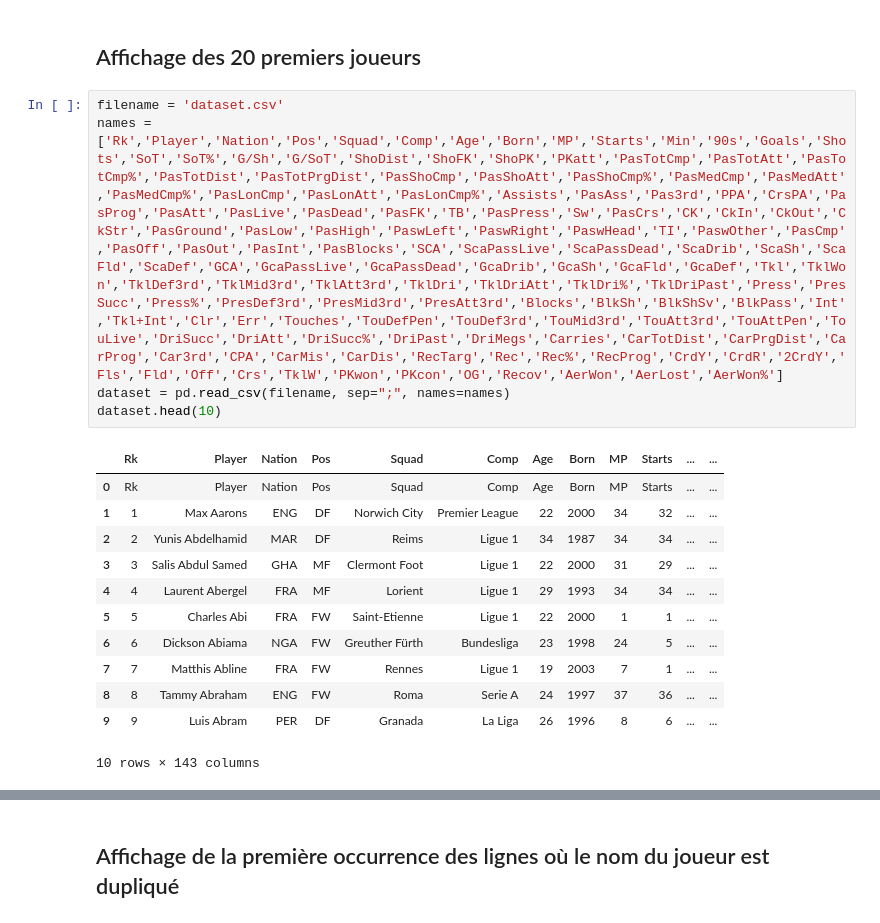
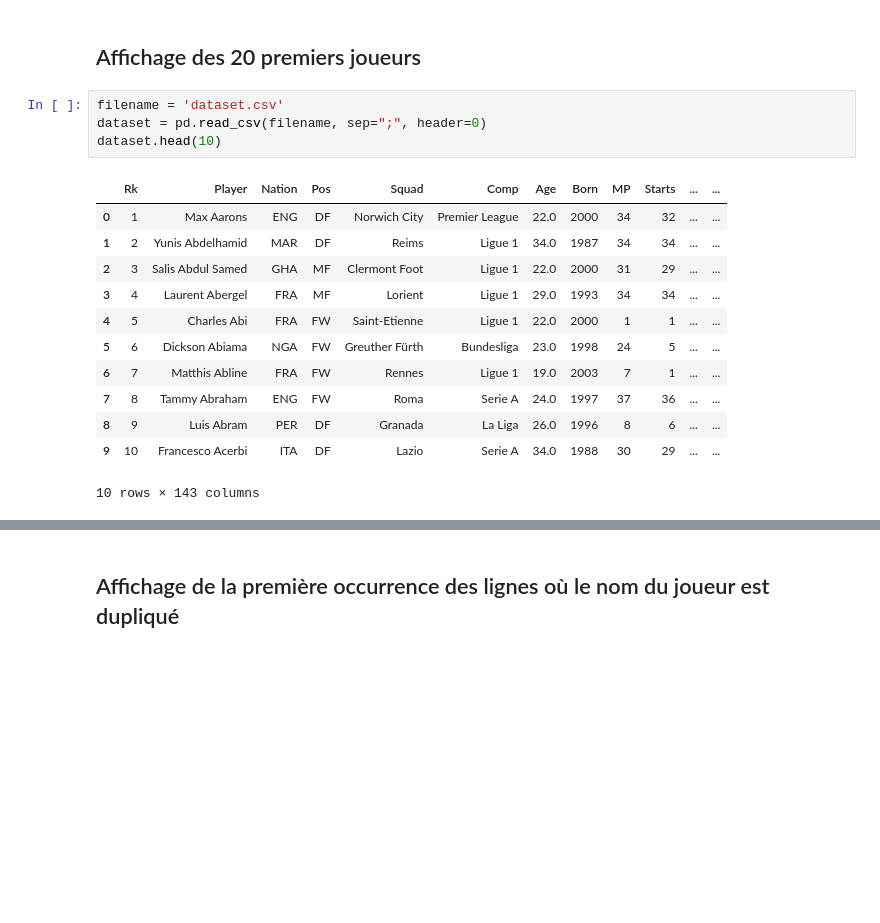
Before and after one commit to ThierryKunda/prediction-ballon-d-or, a Jupyter notebook: introduction.ipynb, the cells around one changed output, grey strips where cells are left out. Cells and saved outputs as stored; diff of their text form; blank space fills up the shorter version.

```diff
--- a/introduction.ipynb
+++ b/introduction.ipynb
@@ -9,24 +9,23 @@ from matplotlib import pyplot as plt
 from matplotlib import cm
 # %% [markdown]
 ## Affichage des 20 premiers joueurs
-# %%
-filename = 'dataset.csv'
-names = ['Rk','Player','Nation','Pos','Squad','Comp','Age','Born','MP','Starts','Min','90s','Goals','Shots','SoT','SoT%','G/Sh','G/SoT','ShoDist','ShoFK','ShoPK','PKatt','PasTotCmp','PasTotAtt','PasTotCmp%','PasTotDist','PasTotPrgDist','PasShoCmp','PasShoAtt','PasShoCmp%','PasMedCmp','PasMedAtt','PasMedCmp%','PasLonCmp','PasLonAtt','PasLonCmp%','Assists','PasAss','Pas3rd','PPA','CrsPA','PasProg','PasAtt','PasLive','PasDead','PasFK','TB','PasPress','Sw','PasCrs','CK','CkIn','CkOut','CkStr','PasGround','PasLow','PasHigh','PaswLeft','PaswRight','PaswHead','TI','PaswOther','PasCmp','PasOff','PasOut','PasInt','PasBlocks','SCA','ScaPassLive','ScaPassDead','ScaDrib','ScaSh','ScaFld','ScaDef','GCA','GcaPassLive','GcaPassDead','GcaDrib','GcaSh','GcaFld','GcaDef','Tkl','TklWon','TklDef3rd','TklMid3rd','TklAtt3rd','TklDri','TklDriAtt','TklDri%','TklDriPast','Press','PresSucc','Press%','PresDef3rd','PresMid3rd','PresAtt3rd','Blocks','BlkSh','BlkShSv','BlkPass','Int','Tkl+Int','Clr','Err','Touches','TouDefPen','TouDef3rd','TouMid3rd','TouAtt3rd','TouAttPen','TouLive','DriSucc','DriAtt','DriSucc%','DriPast','DriMegs','Carries','CarTotDist','CarPrgDist','CarProg','Car3rd','CPA','CarMis','CarDis','RecTarg','Rec','Rec%','RecProg','CrdY','CrdR','2CrdY','Fls','Fld','Off','Crs','TklW','PKwon','PKcon','OG','Recov','AerWon','AerLost','AerWon%']
-dataset = pd.read_csv(filename, sep=";", names=names)
-dataset.head(10)
-# %% [output]
-|  | Rk | Player | Nation | Pos | Squad | Comp | Age | Born | MP | Starts | ... | ... |
-| 0 | Rk | Player | Nation | Pos | Squad | Comp | Age | Born | MP | Starts | ... | ... |
-| 1 | 1 | Max Aarons | ENG | DF | Norwich City | Premier League | 22 | 2000 | 34 | 32 | ... | ... |
-| 2 | 2 | Yunis Abdelhamid | MAR | DF | Reims | Ligue 1 | 34 | 1987 | 34 | 34 | ... | ... |
-| 3 | 3 | Salis Abdul Samed | GHA | MF | Clermont Foot | Ligue 1 | 22 | 2000 | 31 | 29 | ... | ... |
-| 4 | 4 | Laurent Abergel | FRA | MF | Lorient | Ligue 1 | 29 | 1993 | 34 | 34 | ... | ... |
-| 5 | 5 | Charles Abi | FRA | FW | Saint-Etienne | Ligue 1 | 22 | 2000 | 1 | 1 | ... | ... |
-| 6 | 6 | Dickson Abiama | NGA | FW | Greuther Fürth | Bundesliga | 23 | 1998 | 24 | 5 | ... | ... |
-| 7 | 7 | Matthis Abline | FRA | FW | Rennes | Ligue 1 | 19 | 2003 | 7 | 1 | ... | ... |
-| 8 | 8 | Tammy Abraham | ENG | FW | Roma | Serie A | 24 | 1997 | 37 | 36 | ... | ... |
-| 9 | 9 | Luis Abram | PER | DF | Granada | La Liga | 26 | 1996 | 8 | 6 | ... | ... |
-10 rows × 143 columns
+# %%
+filename = 'dataset.csv'
+dataset = pd.read_csv(filename, sep=";", header=0)
+dataset.head(10)
+# %% [output]
+|  | Rk | Player | Nation | Pos | Squad | Comp | Age | Born | MP | Starts | ... | ... |
+| 0 | 1 | Max Aarons | ENG | DF | Norwich City | Premier League | 22.0 | 2000 | 34 | 32 | ... | ... |
+| 1 | 2 | Yunis Abdelhamid | MAR | DF | Reims | Ligue 1 | 34.0 | 1987 | 34 | 34 | ... | ... |
+| 2 | 3 | Salis Abdul Samed | GHA | MF | Clermont Foot | Ligue 1 | 22.0 | 2000 | 31 | 29 | ... | ... |
+| 3 | 4 | Laurent Abergel | FRA | MF | Lorient | Ligue 1 | 29.0 | 1993 | 34 | 34 | ... | ... |
+| 4 | 5 | Charles Abi | FRA | FW | Saint-Etienne | Ligue 1 | 22.0 | 2000 | 1 | 1 | ... | ... |
+| 5 | 6 | Dickson Abiama | NGA | FW | Greuther Fürth | Bundesliga | 23.0 | 1998 | 24 | 5 | ... | ... |
+| 6 | 7 | Matthis Abline | FRA | FW | Rennes | Ligue 1 | 19.0 | 2003 | 7 | 1 | ... | ... |
+| 7 | 8 | Tammy Abraham | ENG | FW | Roma | Serie A | 24.0 | 1997 | 37 | 36 | ... | ... |
+| 8 | 9 | Luis Abram | PER | DF | Granada | La Liga | 26.0 | 1996 | 8 | 6 | ... | ... |
+| 9 | 10 | Francesco Acerbi | ITA | DF | Lazio | Serie A | 34.0 | 1988 | 30 | 29 | ... | ... |
+10 rows × 143 columns
 # %%
 dataset.describe()
 # %% [output]
```
Also changed, not shown: parts of 12 cells of this notebook.
